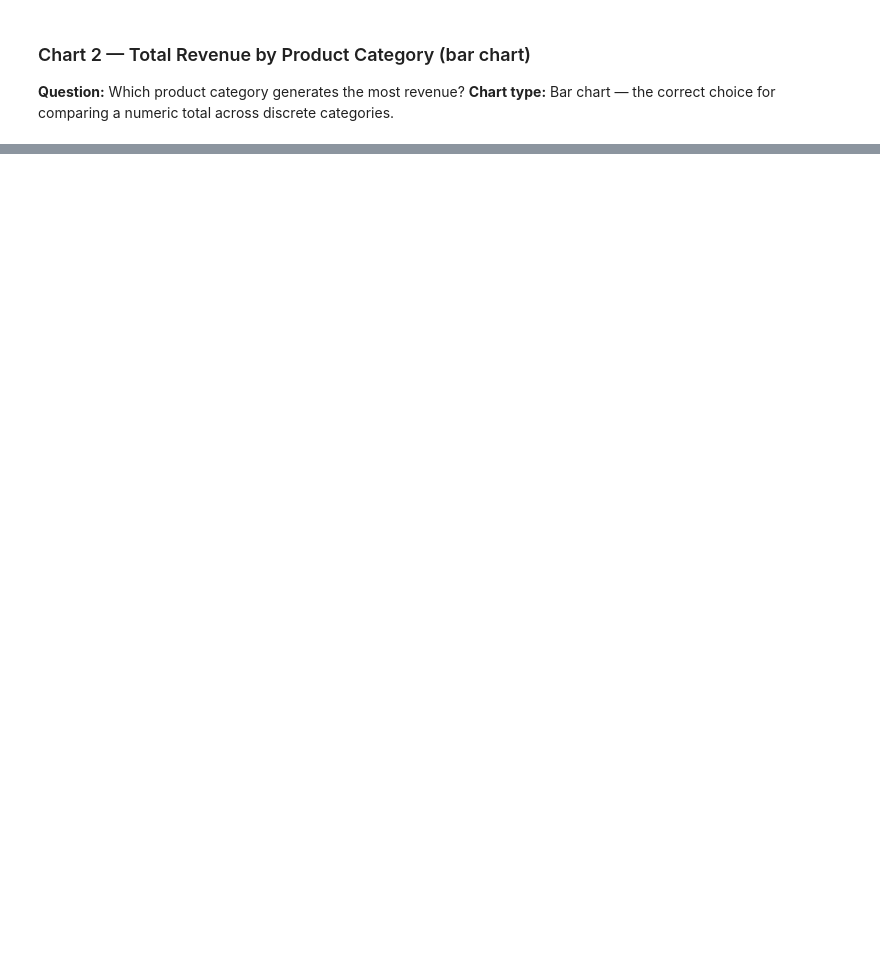
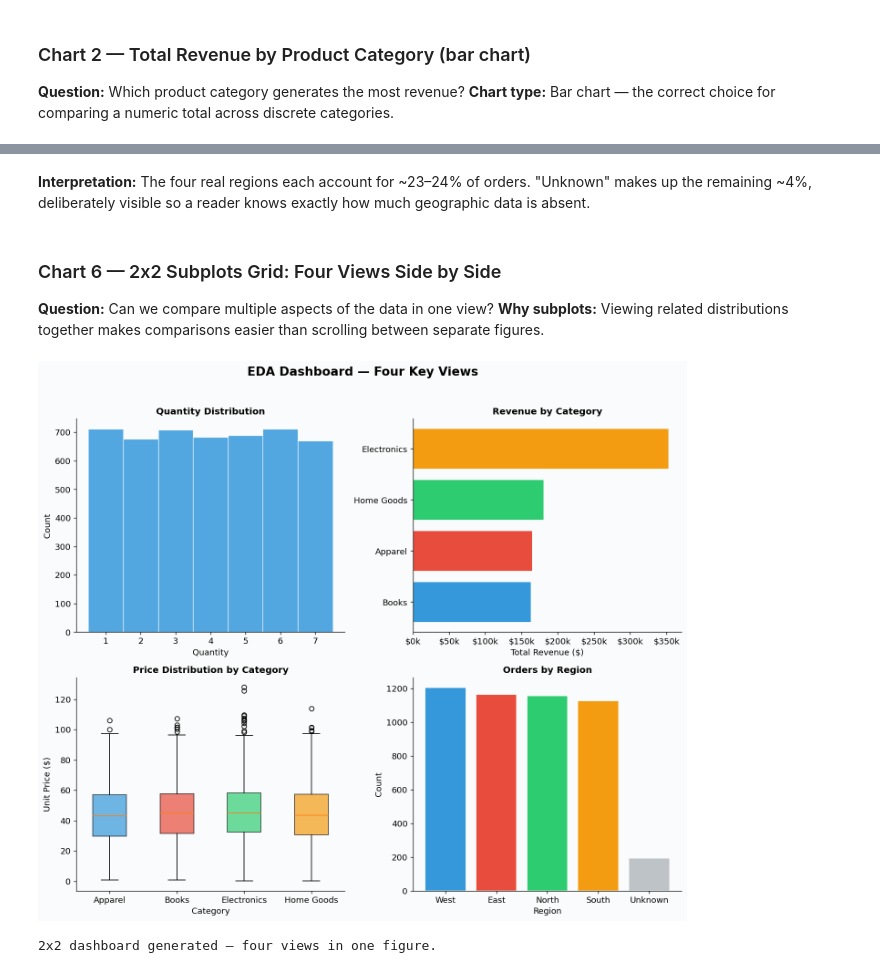
Before and after one commit to memoona-zahur/Integration-Assignment_Full-EDA-Pipeline-on-a-New-Dataset, a Jupyter notebook: week5_thursday_eda.ipynb, the cells around one changed output, grey strips where cells are left out. Cells and saved outputs as stored; diff of their text form; code cells hidden in the pictures; blank space fills up the shorter version.

```diff
--- a/week5_thursday_eda.ipynb
+++ b/week5_thursday_eda.ipynb
@@ -710,0 +805,67 @@ orders_clean.describe()
+# %% [markdown]
+**Interpretation:** The four real regions each account for ~23–24% of orders. "Unknown" makes up the remaining ~4%, deliberately visible so a reader knows exactly how much geographic data is absent.
+# %% [markdown]
+### Chart 6 — 2x2 Subplots Grid: Four Views Side by Side
+**Question:** Can we compare multiple aspects of the data in one view?
+**Why subplots:** Viewing related distributions together makes comparisons easier than scrolling between separate figures.
+# %%
+fig, axes = plt.subplots(2, 2, figsize=(12, 10))
+fig.patch.set_facecolor(COLORS['bg'])
+fig.suptitle('EDA Dashboard — Four Key Views', fontsize=16, fontweight='bold', y=1.02)
+
+# Top-left: quantity distribution
+ax1 = axes[0, 0]
+ax1.set_facecolor(COLORS['bg'])
+ax1.hist(orders_clean['quantity'], bins=np.arange(0.5, 8.5, 1), color=COLORS['palette'][0],
+         edgecolor='white', linewidth=0.8, alpha=0.85)
+ax1.set_title('Quantity Distribution', fontsize=12, fontweight='bold')
+ax1.set_xlabel('Quantity')
+ax1.set_ylabel('Count')
+ax1.spines['top'].set_visible(False)
+ax1.spines['right'].set_visible(False)
+
+# Top-right: revenue by category (horizontal)
+ax2 = axes[0, 1]
+ax2.set_facecolor(COLORS['bg'])
+cat_rev = orders_clean.groupby('product_category')['revenue'].sum().sort_values()
+ax2.barh(cat_rev.index, cat_rev.values, color=COLORS['palette'][:len(cat_rev)], edgecolor='white')
+ax2.set_title('Revenue by Category', fontsize=12, fontweight='bold')
+ax2.set_xlabel('Total Revenue ($)')
+ax2.xaxis.set_major_formatter(mticker.FuncFormatter(lambda x, p: f'${x/1000:.0f}k'))
+ax2.spines['top'].set_visible(False)
+ax2.spines['right'].set_visible(False)
+
+# Bottom-left: unit_price boxplot by category
+ax3 = axes[1, 0]
+ax3.set_facecolor(COLORS['bg'])
+cats = orders_clean['product_category'].unique()
+box_data = [orders_clean[orders_clean['product_category'] == c]['unit_price'] for c in sorted(cats)]
+bp = ax3.boxplot(box_data, labels=sorted(cats), patch_artist=True, widths=0.5)
+for patch, color in zip(bp['boxes'], COLORS['palette'][:len(cats)]):
+    patch.set_facecolor(color)
+    patch.set_alpha(0.7)
+ax3.set_title('Price Distribution by Category', fontsize=12, fontweight='bold')
+ax3.set_xlabel('Category')
+ax3.set_ylabel('Unit Price ($)')
+ax3.spines['top'].set_visible(False)
+ax3.spines['right'].set_visible(False)
+
+# Bottom-right: region counts
+ax4 = axes[1, 1]
+ax4.set_facecolor(COLORS['bg'])
+reg_counts = orders_clean['region'].value_counts()
+colors4 = [COLORS['palette'][i] if r != 'Unknown' else '#BDC3C7' for i, r in enumerate(reg_counts.index)]
+ax4.bar(reg_counts.index, reg_counts.values, color=colors4, edgecolor='white', linewidth=1)
+ax4.set_title('Orders by Region', fontsize=12, fontweight='bold')
+ax4.set_xlabel('Region')
+ax4.set_ylabel('Count')
+ax4.spines['top'].set_visible(False)
+ax4.spines['right'].set_visible(False)
+
+plt.tight_layout()
+plt.savefig('06_subplots_grid_2x2.png', dpi=150, bbox_inches='tight')
+plt.show()
+print("2x2 dashboard generated — four views in one figure.")
+# %% [output]
+[figure, added]
+2x2 dashboard generated — four views in one figure.
```
Also changed, not shown: parts of 74 cells of this notebook, 8 other files.
